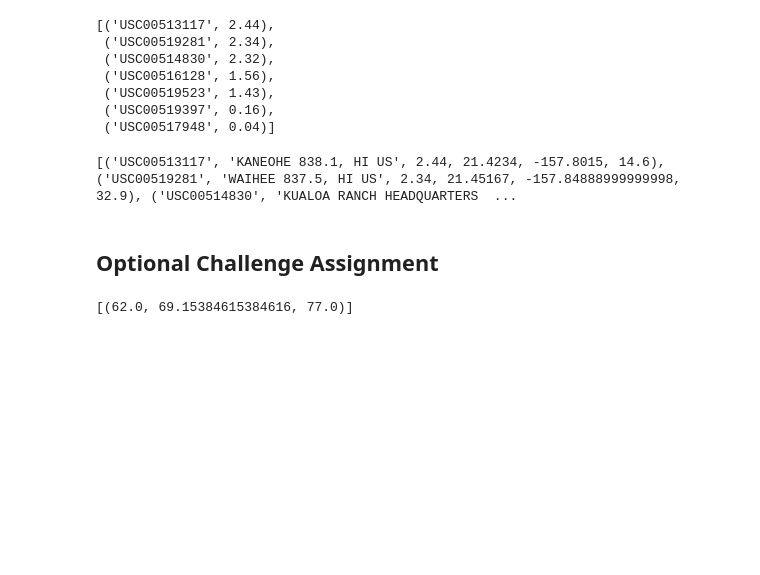
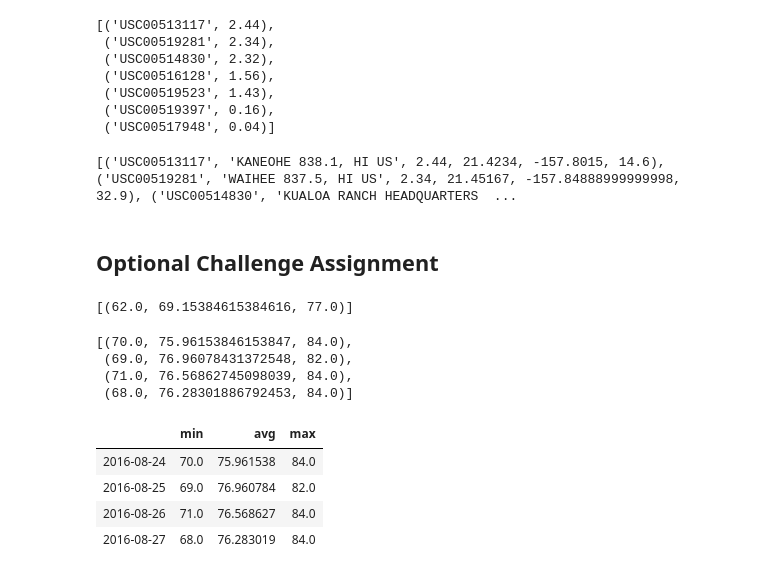
Before and after one commit to ejw-data/sqlalchemy-flask-api-weather, a Jupyter notebook: climate_starter.ipynb, the cells around one changed output. Saved outputs shown, nothing was run; the diff lists cells and outputs as text; code cells hidden in the pictures; blank space fills up the shorter version.

```diff
--- a/climate_starter.ipynb
+++ b/climate_starter.ipynb
@@ -312,13 +332,30 @@ daily_normals("01-01")
 # push each tuple of calculations into a list called `normals`
 
 # Set the start and end date of the trip
+start = '2016-08-24'
+end = '2016-08-27'
+# Use the start and end date to create a range of dates
+date_range = pd.date_range(start, end)
+# Stip off the year and save a list of %m-%d strings
+m_d_dates = date_range.strftime('%m-%d')
+# Loop through the list of %m-%d strings and calculate the normals for each date
+normals = [daily_normals(x)[0] for x in m_d_dates]
 
-# Use the start and end date to create a range of dates
-
-# Stip off the year and save a list of %m-%d strings
-
-# Loop through the list of %m-%d strings and calculate the normals for each date
+normals
+# %% [output]
+[(70.0, 75.96153846153847, 84.0),
+ (69.0, 76.96078431372548, 82.0),
+ (71.0, 76.56862745098039, 84.0),
+ (68.0, 76.28301886792453, 84.0)]
 # %%
 # Load the previous query results into a Pandas DataFrame and add the `trip_dates` range as the `date` index
+df = pd.DataFrame(normals, columns=['min', 'avg', 'max'], index=date_range)
+df
+# %% [output]
+|  | min | avg | max |
+| 2016-08-24 | 70.0 | 75.961538 | 84.0 |
+| 2016-08-25 | 69.0 | 76.960784 | 82.0 |
+| 2016-08-26 | 71.0 | 76.568627 | 84.0 |
+| 2016-08-27 | 68.0 | 76.283019 | 84.0 |
 # %%
 # Plot the daily normals as an area plot with `stacked=False`
```
Also changed, not shown: parts of 9 cells of this notebook.
